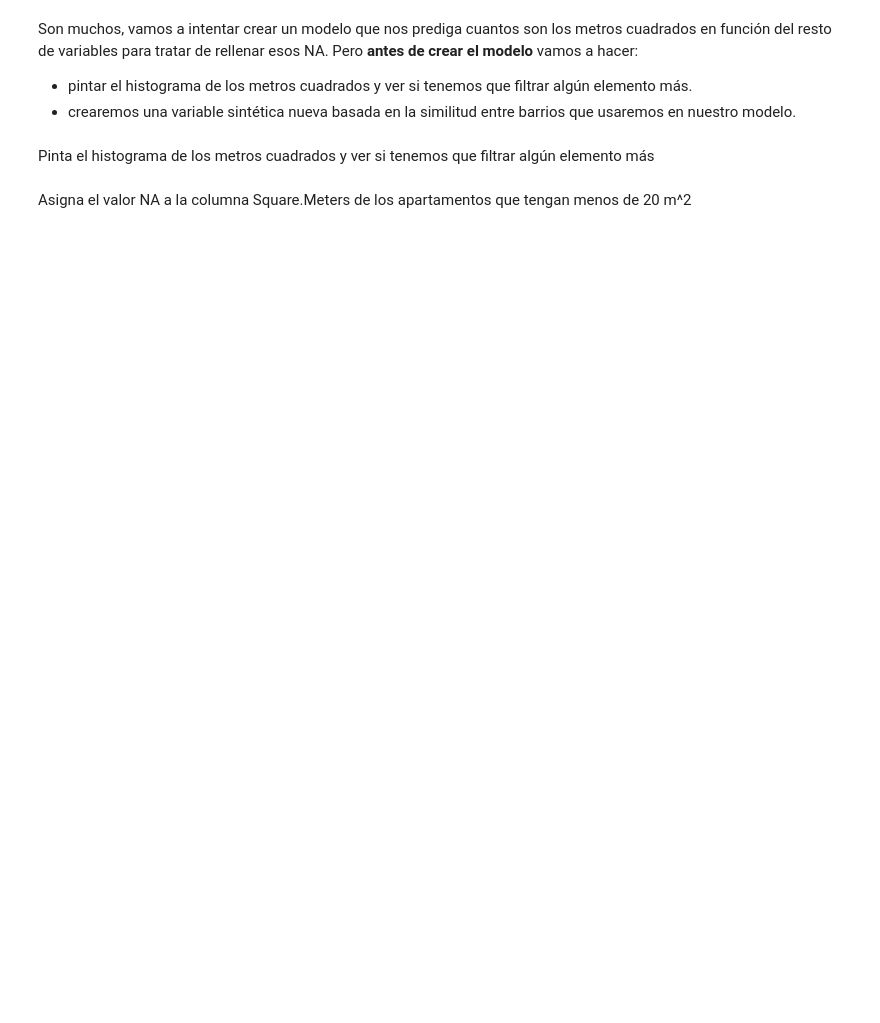
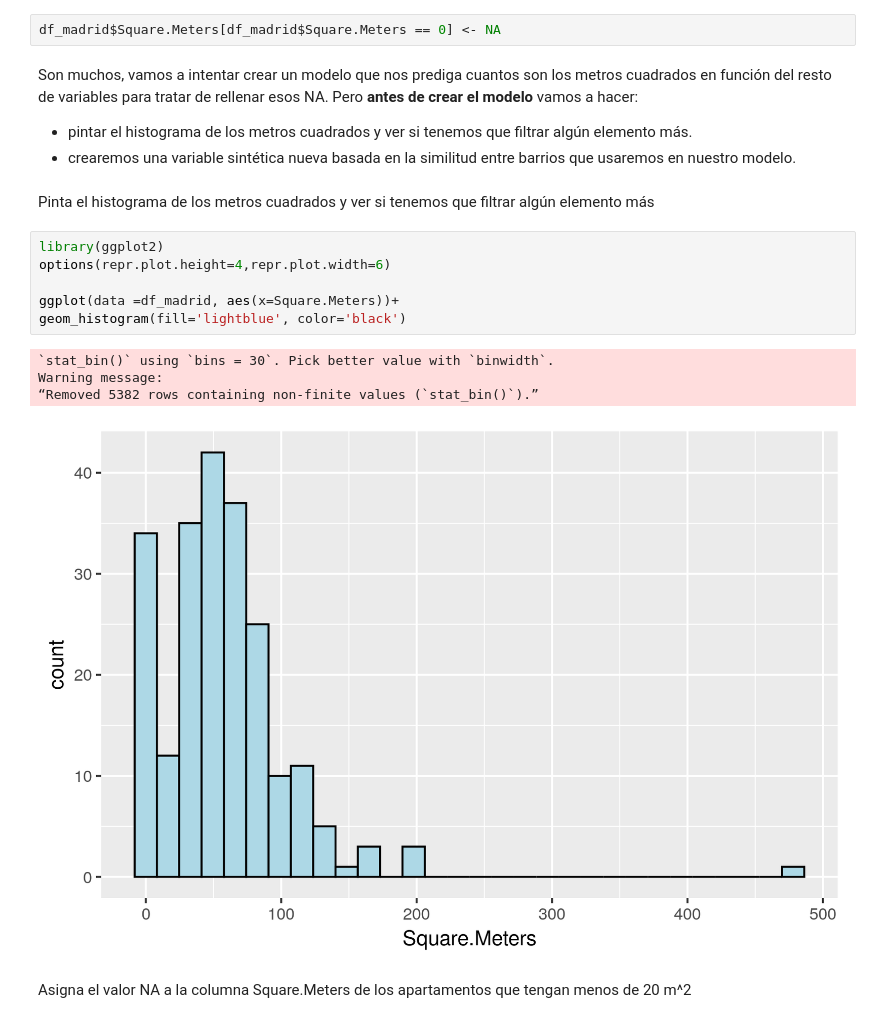
Before and after one commit to emmv20/data-mining, a Jupyter notebook: Practica-AlmadaEmmanuel.ipynb, the cells around one changed output. Drawn from its saved outputs; the diff is of its cells as text; blank space fills up the shorter version.

```diff
--- a/Practica-AlmadaEmmanuel.ipynb
+++ b/Practica-AlmadaEmmanuel.ipynb
@@ -71,11 +73,24 @@ paste(round(zero_count,2),"%")
 [1] "36.89 %"
 # %% [markdown]
 Reemplazar todos los 0m^2 por NA
+# %%
+df_madrid$Square.Meters[df_madrid$Square.Meters == 0] <- NA
 # %% [markdown]
 Son muchos, vamos a intentar crear un modelo que nos prediga cuantos son los metros cuadrados en función del resto de variables para tratar de rellenar esos NA. Pero **antes de crear el modelo** vamos a hacer:
 * pintar el histograma de los metros cuadrados y ver si tenemos que filtrar algún elemento más.
 * crearemos una variable sintética nueva basada en la similitud entre barrios que usaremos en nuestro modelo.
 # %% [markdown]
 Pinta el histograma de los metros cuadrados y ver si tenemos que filtrar algún elemento más
+# %%
+library(ggplot2)
+options(repr.plot.height=4,repr.plot.width=6)
+
+ggplot(data =df_madrid, aes(x=Square.Meters))+
+geom_histogram(fill='lightblue', color='black')
+# %% [output]
+`stat_bin()` using `bins = 30`. Pick better value with `binwidth`.
+Warning message:
+“Removed 5382 rows containing non-finite values (`stat_bin()`).”
+[figure, added]
 # %% [markdown]
 Asigna el valor NA a la columna Square.Meters de los apartamentos que tengan menos de 20 m^2
```
Also changed, not shown: parts of 20 cells of this notebook.
